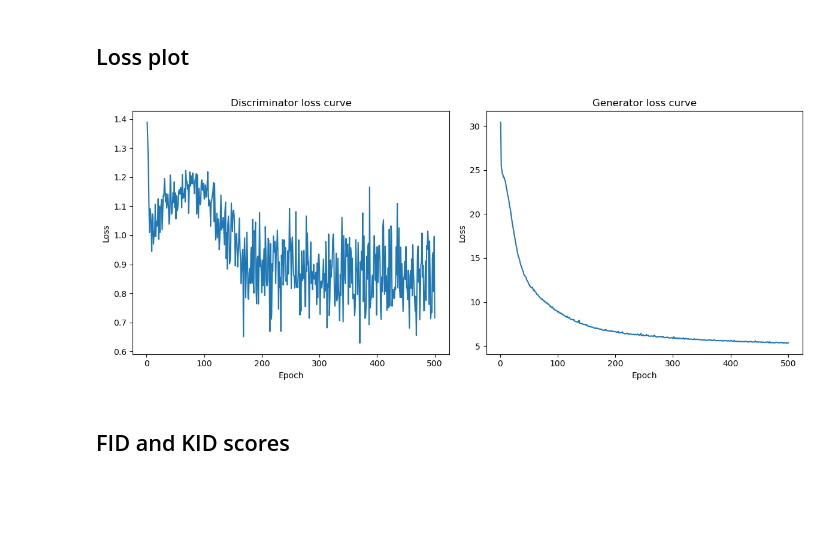
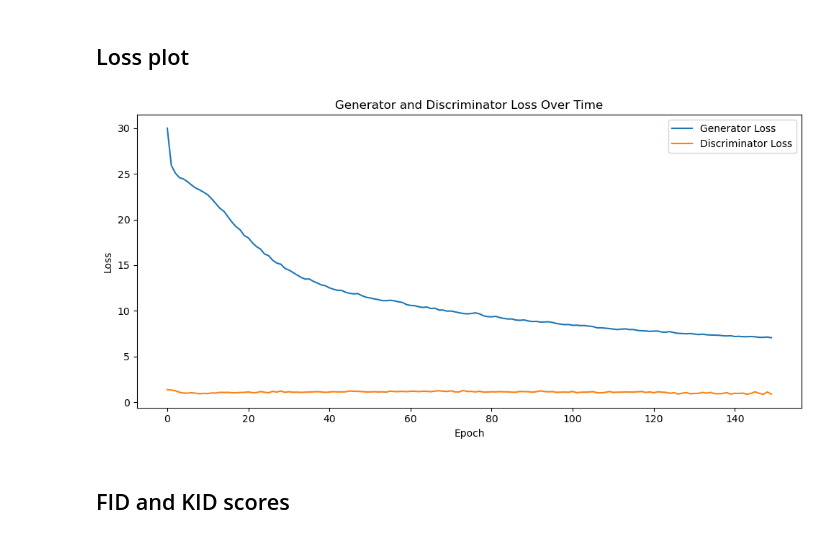
Before and after one commit to Suhaas0079/Farmland-Classification-using-Remote-Sensing, a Jupyter notebook: Notebooks/Spatial GAN - NIR.ipynb, the cells around one changed output. Drawn from its saved outputs; the diff is of its cells as text; code cells hidden in the pictures; blank space fills up the shorter version.

```diff
--- a/Notebooks/Spatial GAN - NIR.ipynb
+++ b/Notebooks/Spatial GAN - NIR.ipynb
@@ -565,5 +581,5 @@ selected_model_path
 # %%
-file = open('./Analysis files npy files/Spatial/Model 8/Model 8.txt')
+file = open('./Analysis files npy files/Spatial/Model 5/Model 5.txt')
 
 line = file.readline()
 losses_d = []
@@ -665,9 +681,9 @@ def plot_losses(losses_g, losses_d, save_path=None, individual_figures=False, sh
     plt.tight_layout()
     plt.show()
 # %%
-plot_losses(losses_g, losses_d, individual_figures=True)
+plot_losses(losses_g[:150], losses_d[:150], individual_figures=False)
 # %% [output]
-[figure, old version]
+[figure, new version]
 # %% [markdown]
 ## FID and KID scores
 # %%
```
Also changed, not shown: parts of 15 cells of this notebook, 12 other files.
